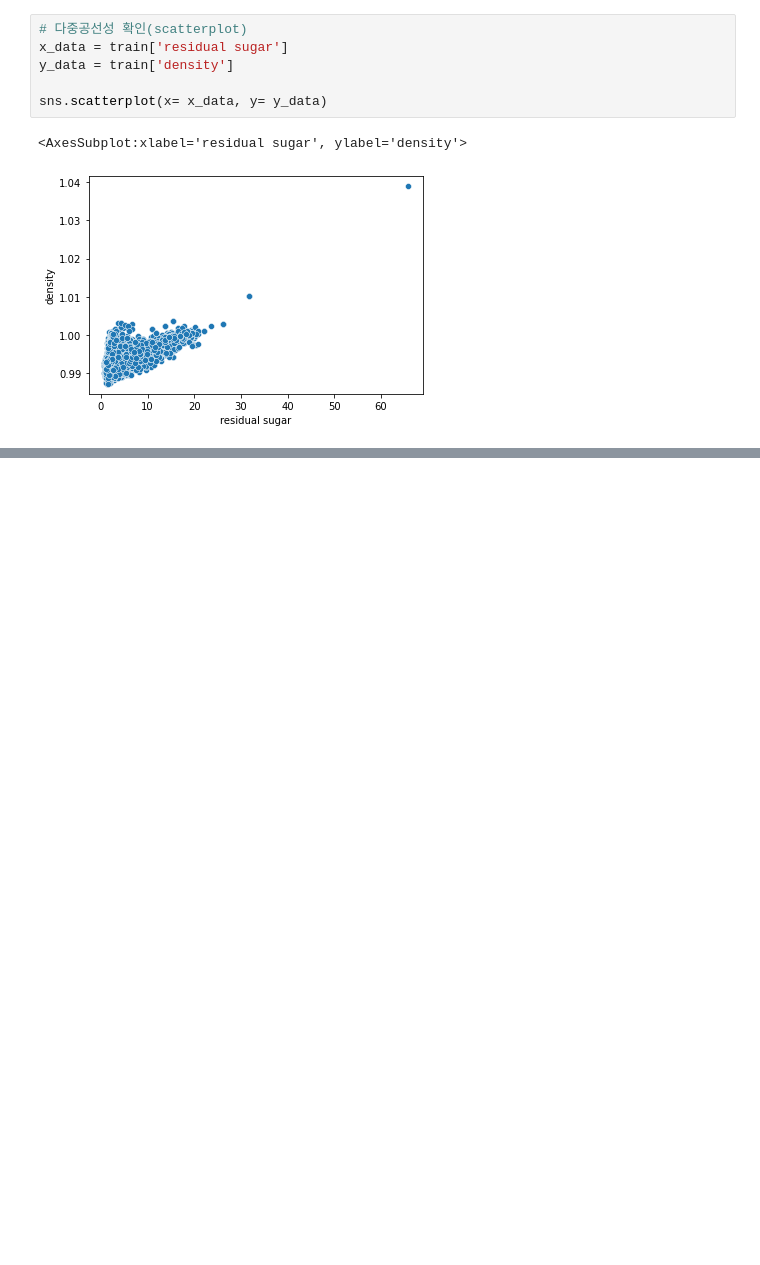
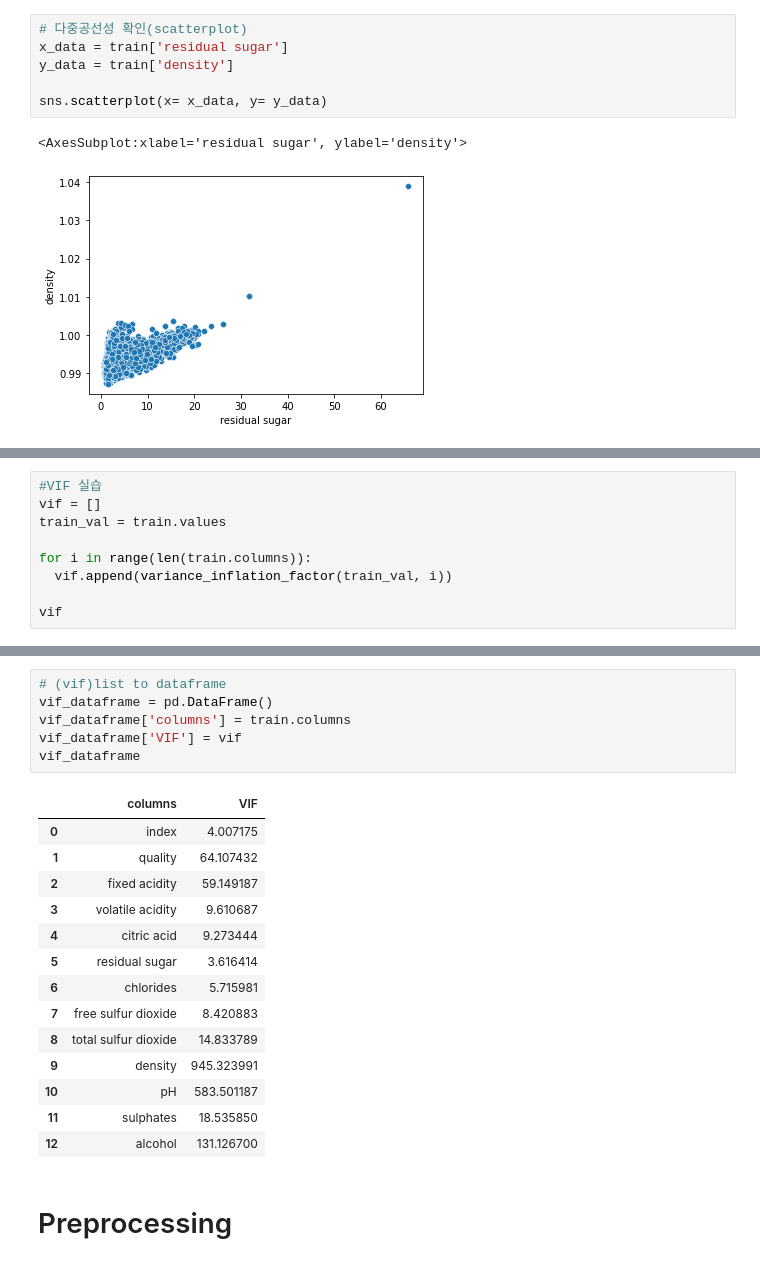
Before and after one commit to seoyeon1/DailyPY, a Jupyter notebook: level 4/EDA-to-Tuning.ipynb, the cells around one changed output, grey strips where cells are left out. Cells and saved outputs as stored; diff of their text form; blank space fills up the shorter version.

Commit message:
level 4 - preprocessing(다중공선성 해결)

```diff
--- a/level 4/EDA-to-Tuning.ipynb
+++ b/level 4/EDA-to-Tuning.ipynb
@@ -69,0 +84,9 @@ sns.scatterplot(x= x_data, y= y_data)
+# %%
+#VIF 실습
+vif = []
+train_val = train.values
+
+for i in range(len(train.columns)):
+  vif.append(variance_inflation_factor(train_val, i))
+
+vif
@@ -69,0 +107,23 @@ sns.scatterplot(x= x_data, y= y_data)
+# %%
+# (vif)list to dataframe
+vif_dataframe = pd.DataFrame()
+vif_dataframe['columns'] = train.columns
+vif_dataframe['VIF'] = vif
+vif_dataframe
+# %% [output]
+|  | columns | VIF |
+| 0 | index | 4.007175 |
+| 1 | quality | 64.107432 |
+| 2 | fixed acidity | 59.149187 |
+| 3 | volatile acidity | 9.610687 |
+| 4 | citric acid | 9.273444 |
+| 5 | residual sugar | 3.616414 |
+| 6 | chlorides | 5.715981 |
+| 7 | free sulfur dioxide | 8.420883 |
+| 8 | total sulfur dioxide | 14.833789 |
+| 9 | density | 945.323991 |
+| 10 | pH | 583.501187 |
+| 11 | sulphates | 18.535850 |
+| 12 | alcohol | 131.126700 |
+# %% [markdown]
+# Preprocessing
```
Also changed, not shown: parts of 15 cells of this notebook.
